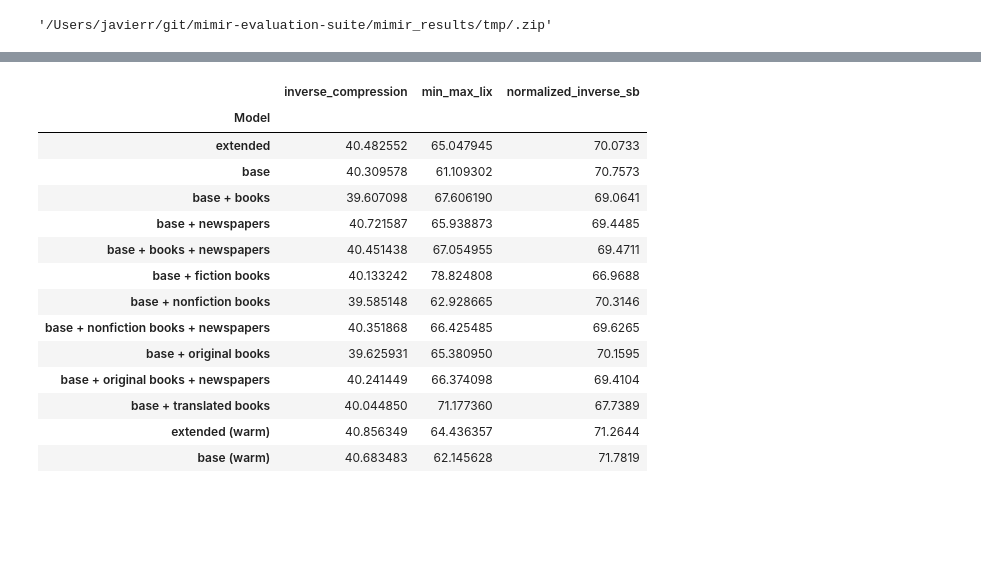
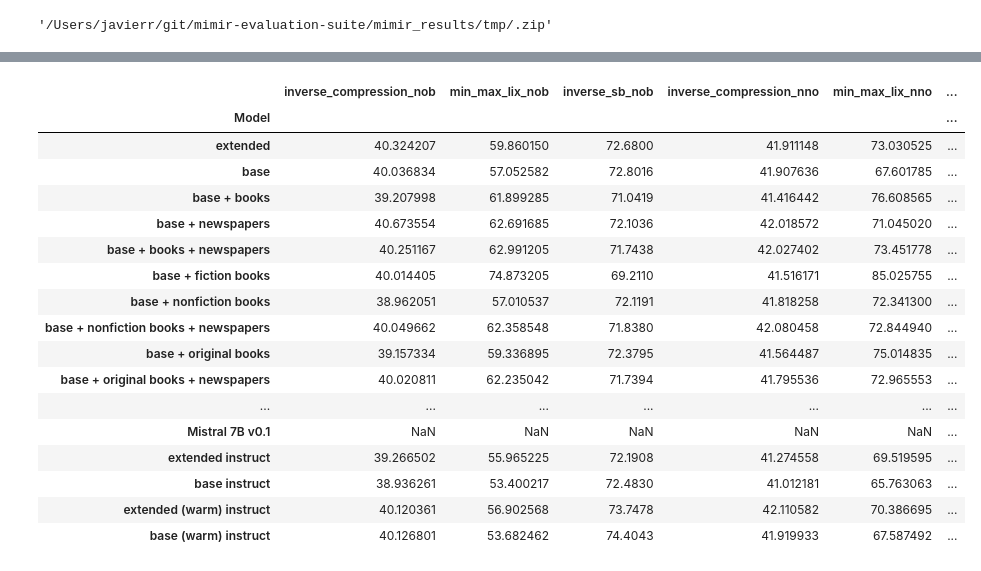
Before and after one commit to mimir-project/mimir-evaluation, a Jupyter notebook: agg_results/agg_res_sum.ipynb, the cells around one changed output, grey strips where cells are left out. Saved outputs shown, nothing was run; the diff lists cells and outputs as text; code cells hidden in the pictures; blank space fills up the shorter version.

Commit message:
Add latest resutls from instrut models and original Mistral

```diff
--- a/agg_results/agg_res_sum.ipynb
+++ b/agg_results/agg_res_sum.ipynb
@@ -455,6 +546,11 @@ def pretty_model(model_name):
         "mimir-7b-translated": "base + translated books",
         "mimir-mistral-7b-base-scratch": "base",
         "mimir-mistral-7b-extended-scratch": "extended",
+        "mimir-mistral-7b-extended-scratch-instruct": "extended instruct",
+        "mimir-mistral-7b-base-scratch-instruct": "base instruct",
+        "mimir-mistral-7b-extended-instruct": "extended (warm) instruct",
+        "mimir-mistral-7b-base-instruct": "base (warm) instruct",
+        "Mistral-7B-v0.1": "Mistral 7B v0.1",
     }
     # mimir, conf = model_name.replace("-mistral-", "").split("7b")
     # mimir = mimir.replace("mimir", "\textsc{mimir}")
@@ -524,6 +620,7 @@ def aggregate_by_skill(
                     row_res.append("xmark")
                 elif (
                     model_name.endswith("scratch")
+                    or model_name.endswith("instruct")
                     or ("base" in model_name and model_name != base_model)
                     or "extended" in model_name
                 ):
@@ -1486,24 +1796,33 @@ Rank &  &  &  &  &  \\
 # %%
-lang_df = pd.read_csv("./linguistic_evaluation.tsv", sep="\t", index_col=False)[["model", "inverse_compression", "min_max_lix", "normalized_inverse_sb"]].set_index("model")
-lang_df = lang_df.reindex(canonical_order)
-lang_df = lang_df.reset_index()
-lang_df.model = lang_df.model.apply(pretty_model)
-lang_df = lang_df.set_index("model")
-lang_df.index.name = "Model"
-lang_df
+la_df = pd.read_csv("./linguistic_evaluation.tsv", sep="\t", index_col=False)[[
+    "model",
+    "inverse_compression_nob", "min_max_lix_nob", "inverse_sb_nob",
+    "inverse_compression_nno", "min_max_lix_nno", "inverse_sb_nno",
+]]
+# la_df = la_df.loc[:,~la_df.columns.str.contains('^instruct', case=False)]
+la_df = la_df.set_index("model")
+la_df = la_df.reindex(canonical_order)
+la_df = la_df.reset_index()
+la_df.model = la_df.model.apply(pretty_model)
+la_df = la_df.set_index("model")
+la_df.index.name = "Model"
+la_df
 # %% [output]
-|  | inverse_compression | min_max_lix | normalized_inverse_sb |
-| Model |  |  |  |
-| extended | 40.482552 | 65.047945 | 70.0733 |
-| base | 40.309578 | 61.109302 | 70.7573 |
-| base + books | 39.607098 | 67.606190 | 69.0641 |
-| base + newspapers | 40.721587 | 65.938873 | 69.4485 |
-| base + books + newspapers | 40.451438 | 67.054955 | 69.4711 |
-| base + fiction books | 40.133242 | 78.824808 | 66.9688 |
-| base + nonfiction books | 39.585148 | 62.928665 | 70.3146 |
-| base + nonfiction books + newspapers | 40.351868 | 66.425485 | 69.6265 |
-| base + original books | 39.625931 | 65.380950 | 70.1595 |
-| base + original books + newspapers | 40.241449 | 66.374098 | 69.4104 |
-| base + translated books | 40.044850 | 71.177360 | 67.7389 |
-| extended (warm) | 40.856349 | 64.436357 | 71.2644 |
-| base (warm) | 40.683483 | 62.145628 | 71.7819 |
+|  | inverse_compression_nob | min_max_lix_nob | inverse_sb_nob | inverse_compression_nno | min_max_lix_nno | ... |
+| Model |  |  |  |  |  | ... |
+| extended | 40.324207 | 59.860150 | 72.6800 | 41.911148 | 73.030525 | ... |
+| base | 40.036834 | 57.052582 | 72.8016 | 41.907636 | 67.601785 | ... |
+| base + books | 39.207998 | 61.899285 | 71.0419 | 41.416442 | 76.608565 | ... |
+| base + newspapers | 40.673554 | 62.691685 | 72.1036 | 42.018572 | 71.045020 | ... |
+| base + books + newspapers | 40.251167 | 62.991205 | 71.7438 | 42.027402 | 73.451778 | ... |
+| base + fiction books | 40.014405 | 74.873205 | 69.2110 | 41.516171 | 85.025755 | ... |
+| base + nonfiction books | 38.962051 | 57.010537 | 72.1191 | 41.818258 | 72.341300 | ... |
+| base + nonfiction books + newspapers | 40.049662 | 62.358548 | 71.8380 | 42.080458 | 72.844940 | ... |
+| base + original books | 39.157334 | 59.336895 | 72.3795 | 41.564487 | 75.014835 | ... |
+| base + original books + newspapers | 40.020811 | 62.235042 | 71.7394 | 41.795536 | 72.965553 | ... |
+| ... | ... | ... | ... | ... | ... | ... |
+| Mistral 7B v0.1 | NaN | NaN | NaN | NaN | NaN | ... |
+| extended instruct | 39.266502 | 55.965225 | 72.1908 | 41.274558 | 69.519595 | ... |
+| base instruct | 38.936261 | 53.400217 | 72.4830 | 41.012181 | 65.763063 | ... |
+| extended (warm) instruct | 40.120361 | 56.902568 | 73.7478 | 42.110582 | 70.386695 | ... |
+| base (warm) instruct | 40.126801 | 53.682462 | 74.4043 | 41.919933 | 67.587492 | ... |
```
Also changed, not shown: parts of 35 cells of this notebook, 8 other files.
